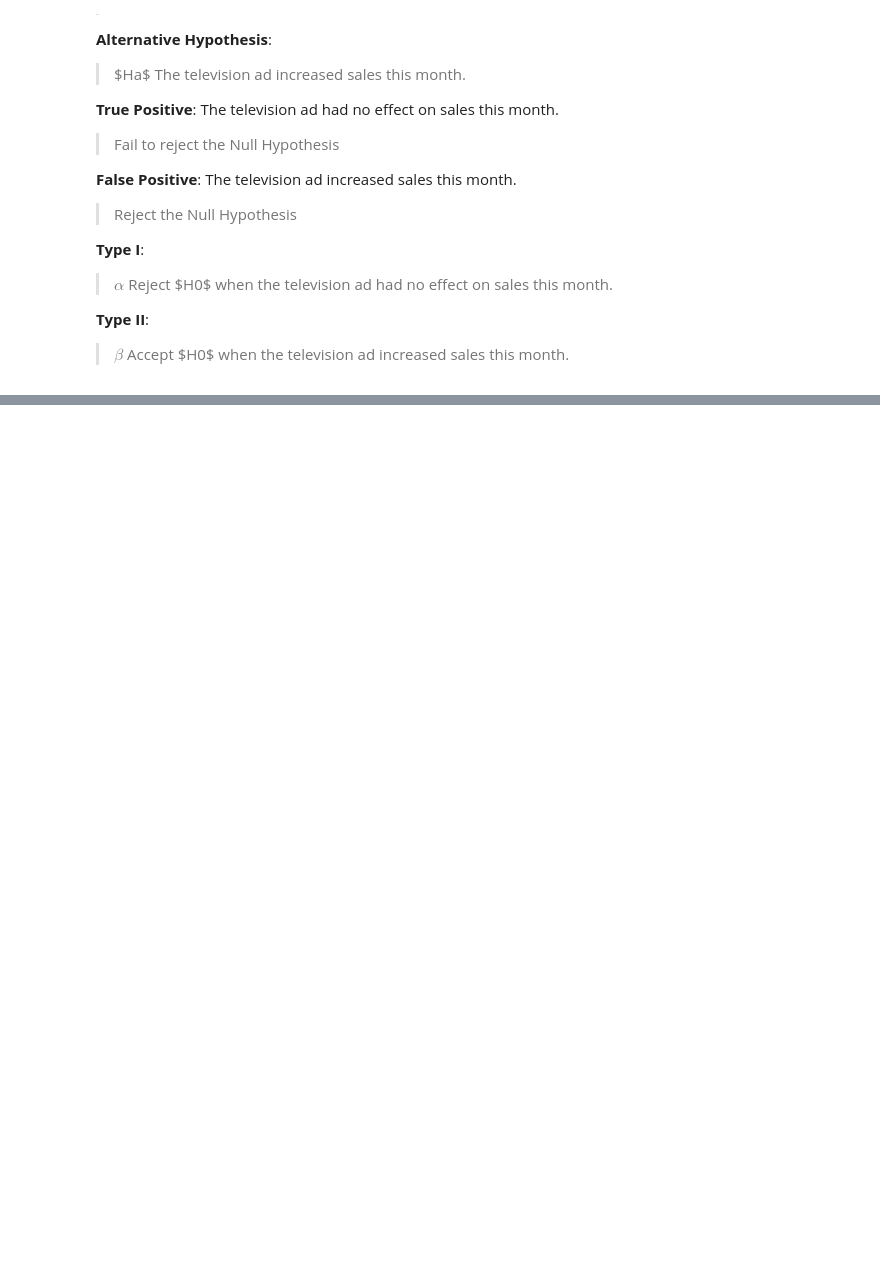
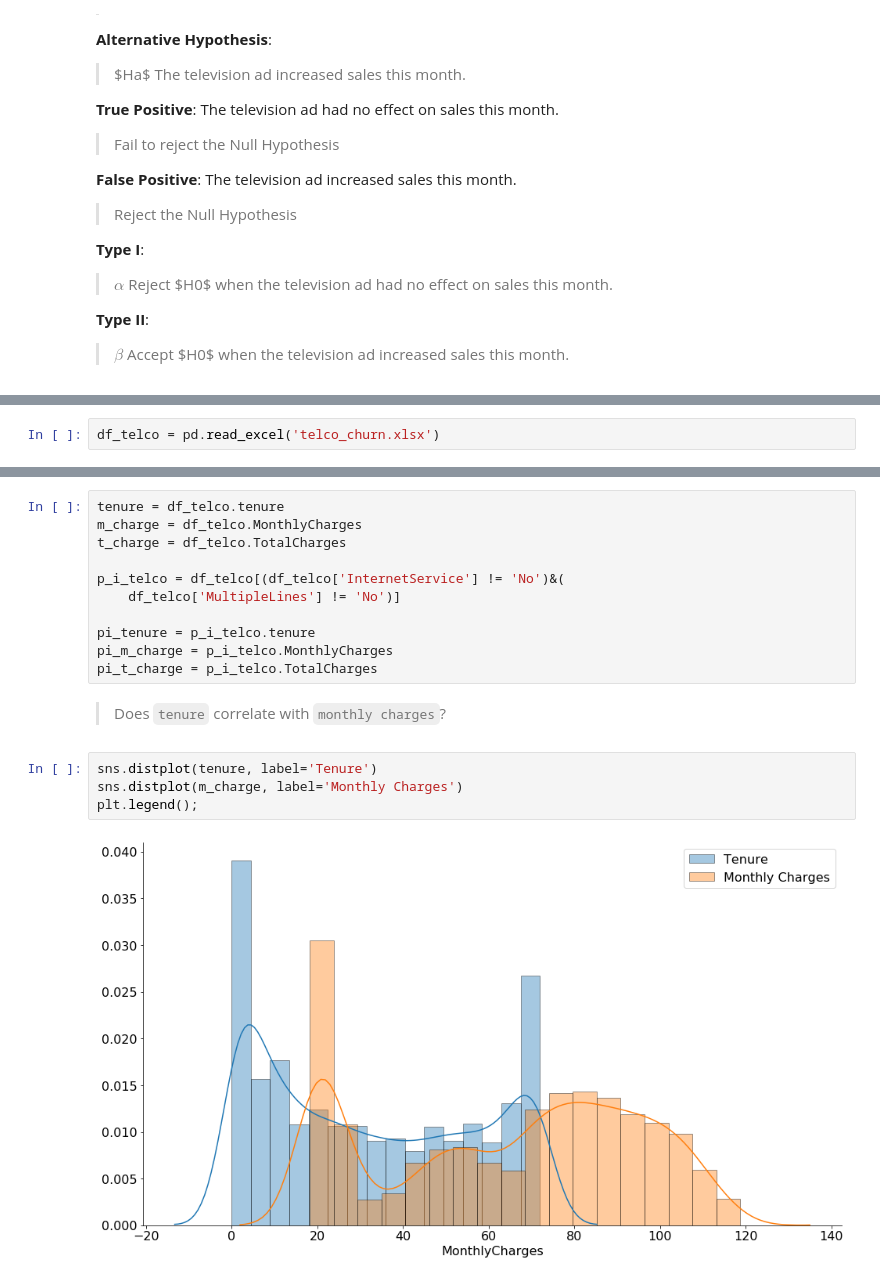
Before and after one commit to Promeos/statistics-exercises, a Jupyter notebook: hypothesis_testing.ipynb, the cells around one changed output, grey strips where cells are left out. Cells and saved outputs as stored; diff of their text form; blank space fills up the shorter version.

```diff
--- a/hypothesis_testing.ipynb
+++ b/hypothesis_testing.ipynb
@@ -263,0 +317,2 @@ __Type II__:
+# %%
+df_telco = pd.read_excel('telco_churn.xlsx')
@@ -263,0 +329,19 @@ __Type II__:
+# %%
+tenure = df_telco.tenure
+m_charge = df_telco.MonthlyCharges
+t_charge = df_telco.TotalCharges
+
+p_i_telco = df_telco[(df_telco['InternetService'] != 'No')&(
+    df_telco['MultipleLines'] != 'No')]
+
+pi_tenure = p_i_telco.tenure
+pi_m_charge = p_i_telco.MonthlyCharges
+pi_t_charge = p_i_telco.TotalCharges
+# %% [markdown]
+> Does `tenure` correlate with `monthly charges`?
+# %%
+sns.distplot(tenure, label='Tenure')
+sns.distplot(m_charge, label='Monthly Charges')
+plt.legend();
+# %% [output]
+[figure, added]
```
Also changed, not shown: parts of 24 cells of this notebook.
